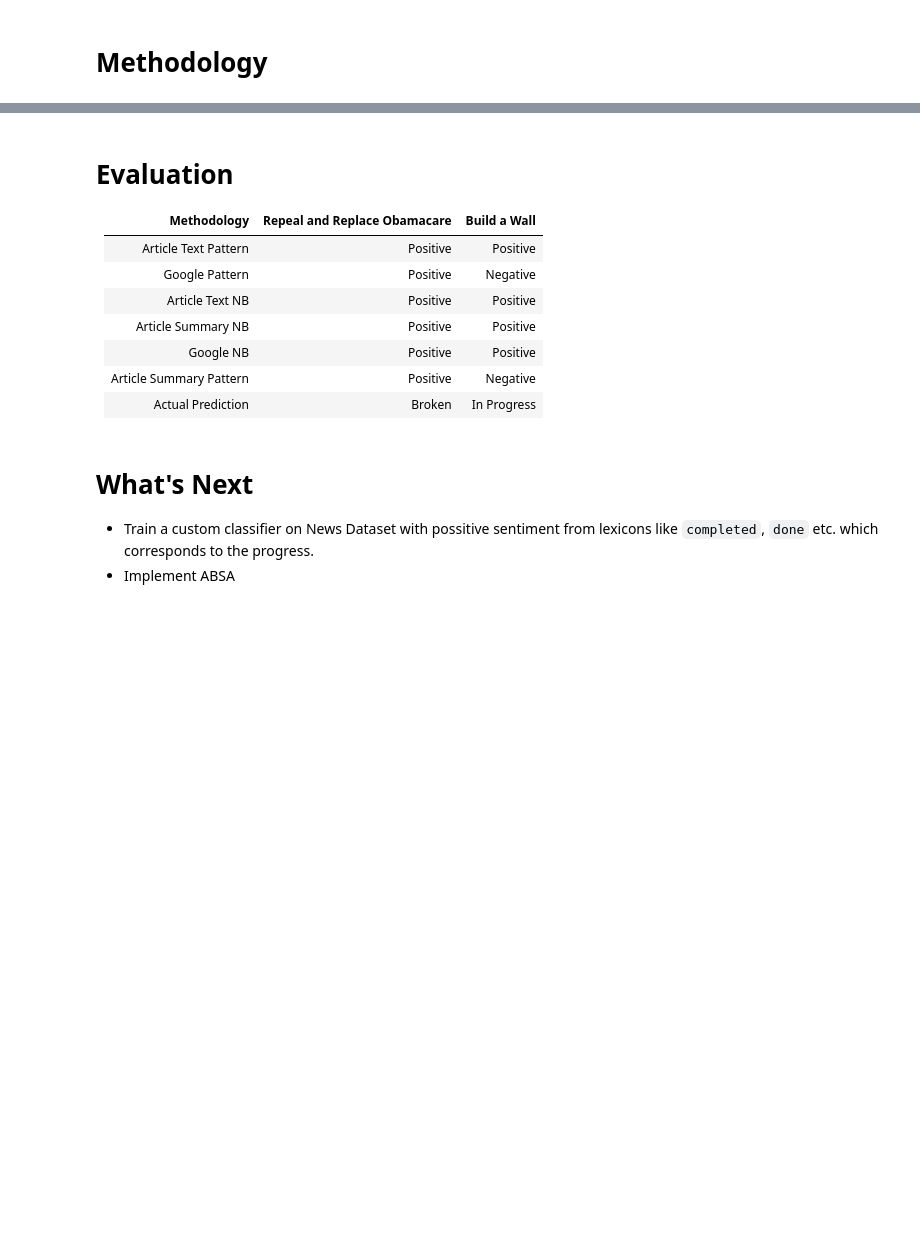
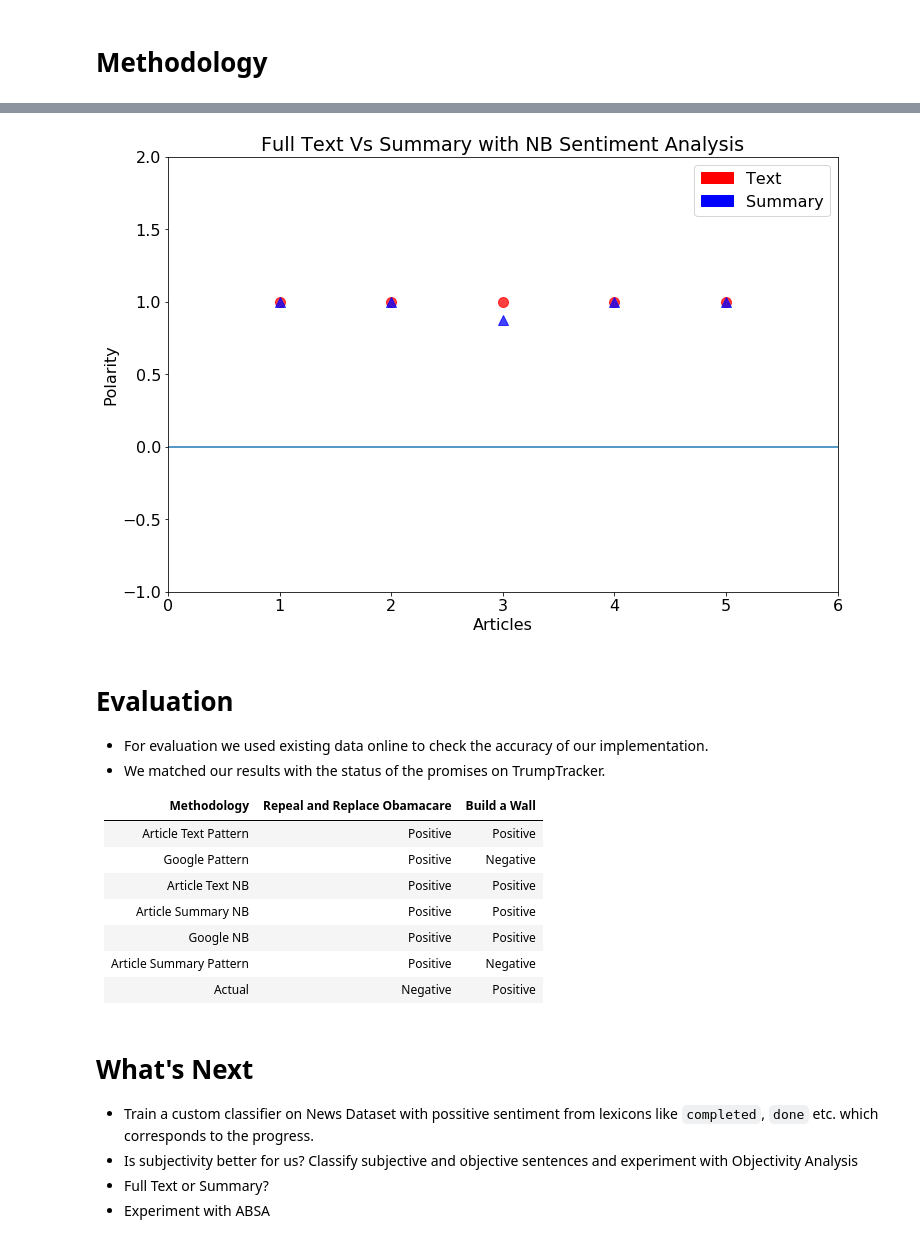
Before and after one commit to bhanupratapjain/political-promise-evaluation, a Jupyter notebook: PoliticalPromiseEvaluation.ipynb, the cells around one changed output, grey strips where cells are left out. Cells and saved outputs as stored; diff of their text form; code cells hidden in the pictures; blank space fills up the shorter version.

```diff
--- a/PoliticalPromiseEvaluation.ipynb
+++ b/PoliticalPromiseEvaluation.ipynb
@@ -467,12 +585,21 @@ experiment_1()
+# %%
+experiment_2()
+# %% [output]
+[figure, added]
 # %% [markdown]
 # Evaluation
 
-| Methodology             | Repeal and Replace Obamacare | Build a Wall |
-|-------------------------|------------------------------|--------------|
-| Article Text Pattern    | Positive                     | Positive     |
-| Google Pattern          | Positive                     | Negative     |
-| Article Text NB         | Positive                     | Positive     |
-| Article Summary NB      | Positive                     | Positive     |
-| Google NB               | Positive                     | Positive     |
-| Article Summary Pattern | Positive                     | Negative     |
-| Actual Prediction       | Broken                       | In Progress  |
+
+- For evaluation we used existing data online to check the accuracy of our implementation.
+- We matched our results with the status of the promises on TrumpTracker.
+
+
+| Methodology             	| Repeal and Replace Obamacare 	| Build a Wall 	|
+|-------------------------	|------------------------------	|--------------	|
+| Article Text Pattern    	| Positive                     	| Positive     	|
+| Google Pattern          	| Positive                     	| Negative     	|
+| Article Text NB         	| Positive                     	| Positive     	|
+| Article Summary NB      	| Positive                     	| Positive     	|
+| Google NB               	| Positive                     	| Positive     	|
+| Article Summary Pattern 	| Positive                     	| Negative     	|
+| Actual        	        | Negative                     	| Positive  	|
@@ -542,4 +607,6 @@ if __name__ == "__main__":
 # What's Next
 
 - Train a custom classifier on News Dataset with possitive sentiment from lexicons like `completed`, `done` etc. which corresponds to the progress.
-- Implement ABSA
+- Is subjectivity better for us? Classify subjective and objective sentences and experiment with Objectivity Analysis
+- Full Text or Summary?
+- Experiment with ABSA
```
Also changed, not shown: parts of 34 cells of this notebook, 4 other files.
